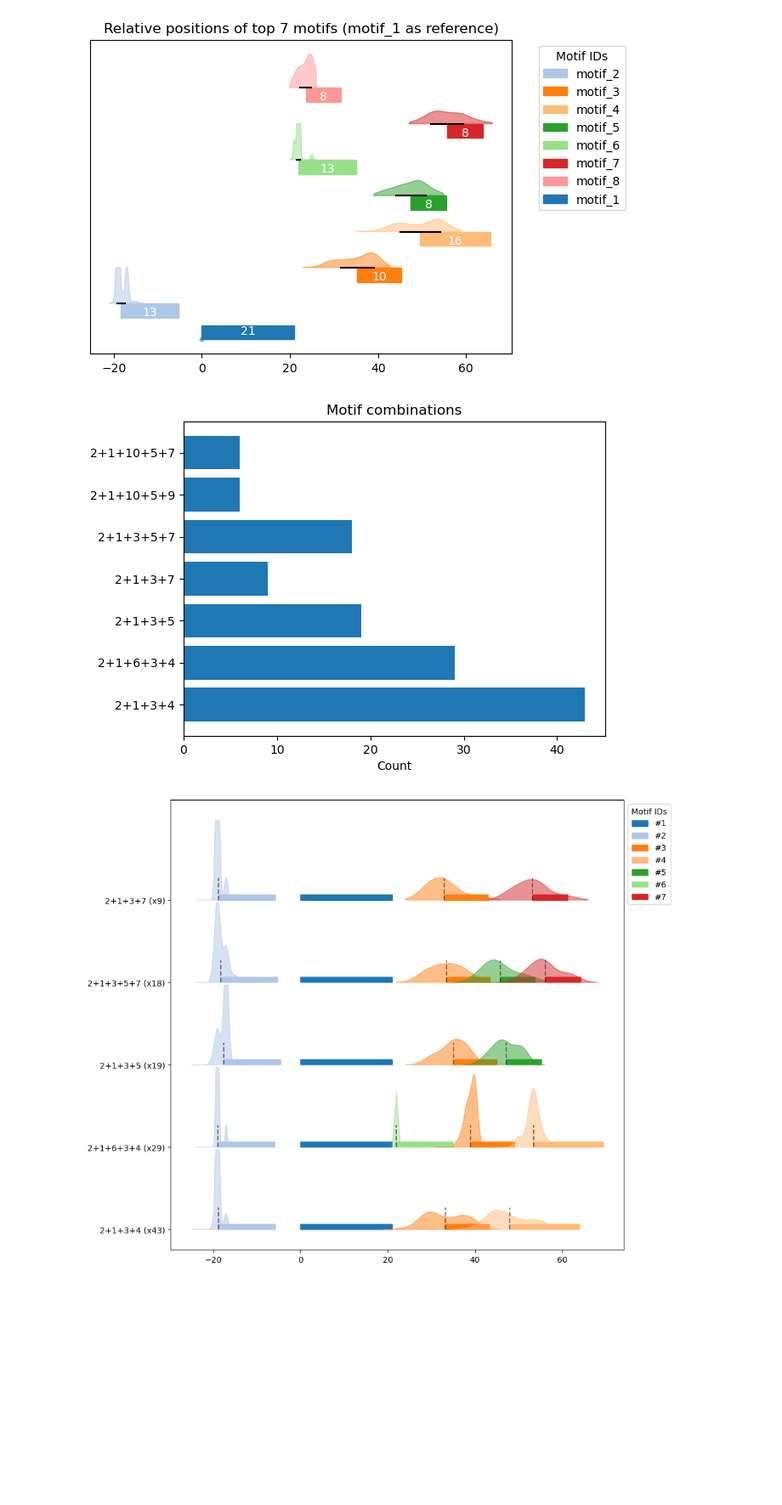
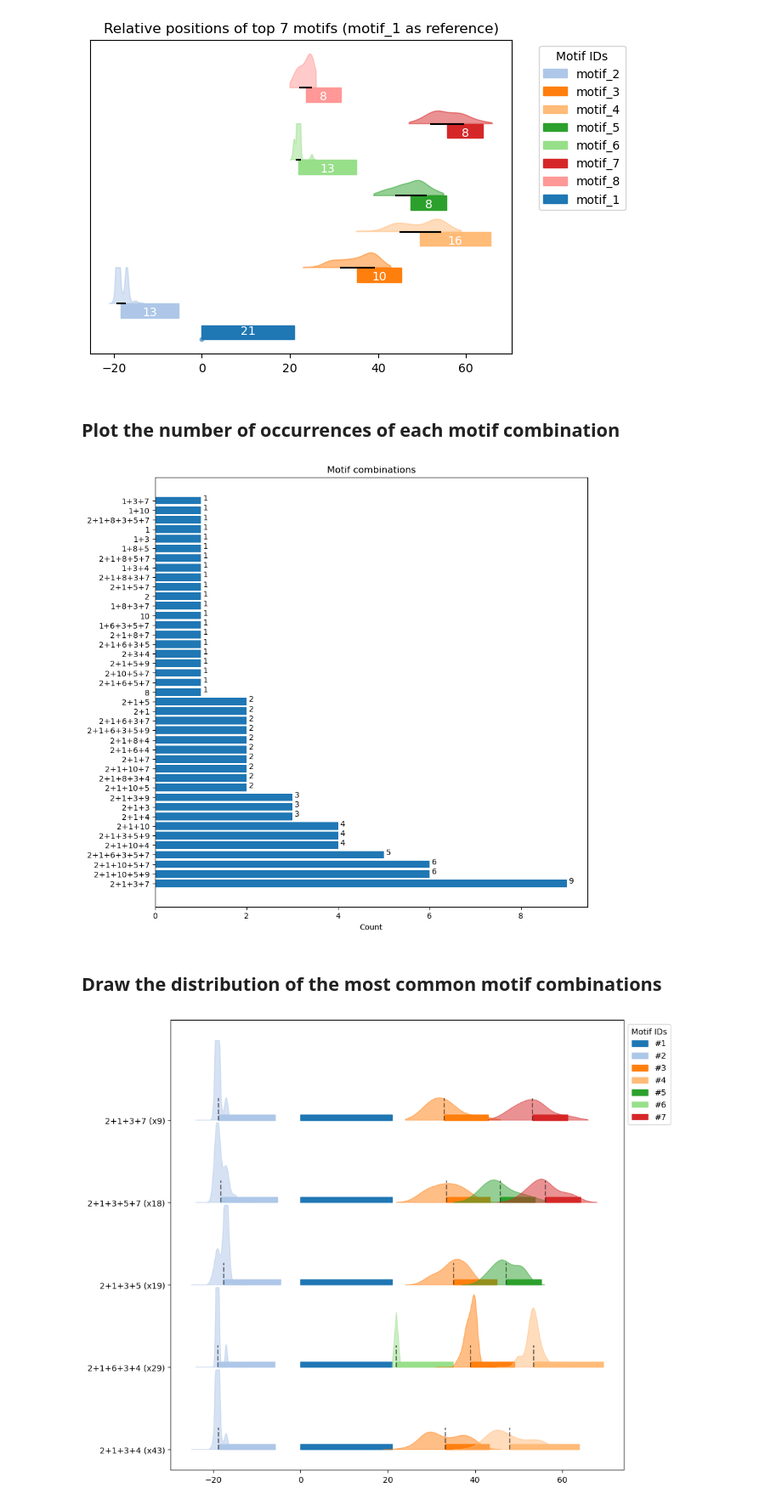
Before and after one commit to Delft-iGEM/utp-sequence-analysis, a Jupyter notebook: motifs.ipynb, the cells around one changed output. Shown at 85% size. Cells and saved outputs as stored; diff of their text form; code cells hidden in the pictures; blank space fills up the shorter version.

```diff
--- a/motifs.ipynb
+++ b/motifs.ipynb
@@ -177,42 +177,56 @@ plot_motif_positions(
 )
 # %% [output]
 [figure]
+# %% [markdown]
+## Plot the number of occurrences of each motif combination
 # %%
 file_path = "utp-data/meme/meme_gb.xml"
 meme_xml = parse_xml_motifs(file_path)
 scanned_sites = extract_scanned_sites(meme_xml)
 
 sequences = defaultdict(list)
 for seq, motif in scanned_sites:
     sequences[seq].append(motif)
 sequences = {
     seq: sorted(motifs, key=lambda motif: int(motif["position"]))
     for seq, motifs in sequences.items()
 }
 motif_names = {
     tag.attrib["id"]: tag.attrib["name"] for tag in meme_xml.findall(".//motif")
 }
+
+motif_combinations = [
+    (seq, tuple([motif["motif_id"] for motif in motifs]))
+    for seq, motifs in sequences.items()
+]
+motif_combination_counts = Counter(
+    [tuple([motif["motif_id"] for motif in motifs]) for motifs in sequences.values()]
+)
+motif_combinations_ids = {
+    "+".join(m.split("_")[1] for m in motifs): count
+    for motifs, count in motif_combination_counts.items()
+    if count < 10
+}
+
+motif_combinations_ids = dict(sorted(motif_combinations_ids.items(), key=lambda x: x[1], reverse=True))
+
+fig = plt.figure(figsize=(10, 10))
+ax = fig.add_subplot(111)
+ax.barh(list(motif_combinations_ids.keys()), list(motif_combinations_ids.values()))
+
+# show counts on bars
+for i, v in enumerate(motif_combinations_ids.values()):
+    ax.text(v + 0.1, i, str(v), ha="center")
+
+# ax.set_xticks(range(len(motif_combinations_ids)), list(motif_combinations_ids.keys()), rotation=60, ha="right" )
+
+ax.set_xlabel("Count")
+ax.set_title("Motif combinations")
+plt.show()
+# %% [output]
+[figure, added]
-# %%
-motif_combinations = [
-    (seq, tuple([motif["motif_id"] for motif in motifs]))
-    for seq, motifs in sequences.items()
-]
-motif_combination_counts = Counter(
-    [tuple([motif["motif_id"] for motif in motifs]) for motifs in sequences.values()]
-)
-motif_combinations_ids = {
-    "+".join(m.split("_")[1] for m in motifs): count
-    for motifs, count in motif_combination_counts.items()
-    if count > 5
-}
-
-fig, ax = plt.subplots()
-ax.barh(list(motif_combinations_ids.keys()), list(motif_combinations_ids.values()))
-ax.set_xlabel("Count")
-ax.set_title("Motif combinations")
-plt.show()
-# %% [output]
-[figure, removed]
+# %% [markdown]
+## Draw the distribution of the most common motif combinations
 # %%
 # Draw the most common motif combinations
 top_n = 5
```
Also changed, not shown: parts of 4 cells of this notebook, 2 other files.
